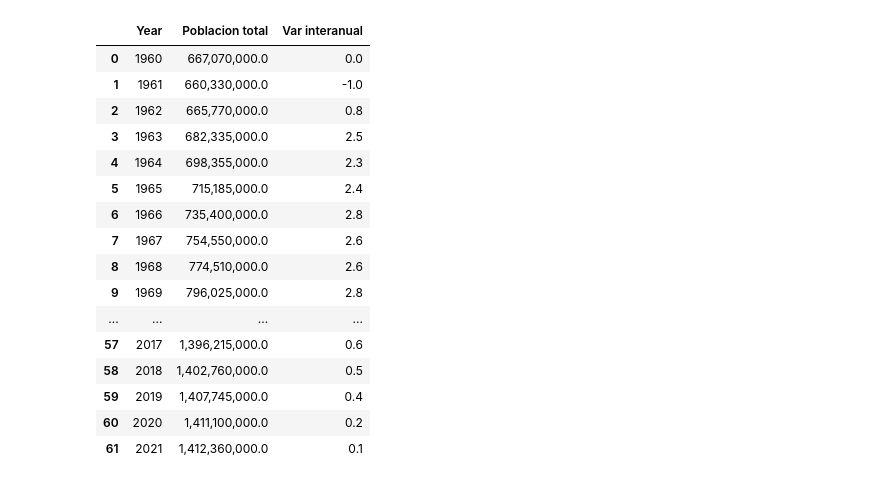
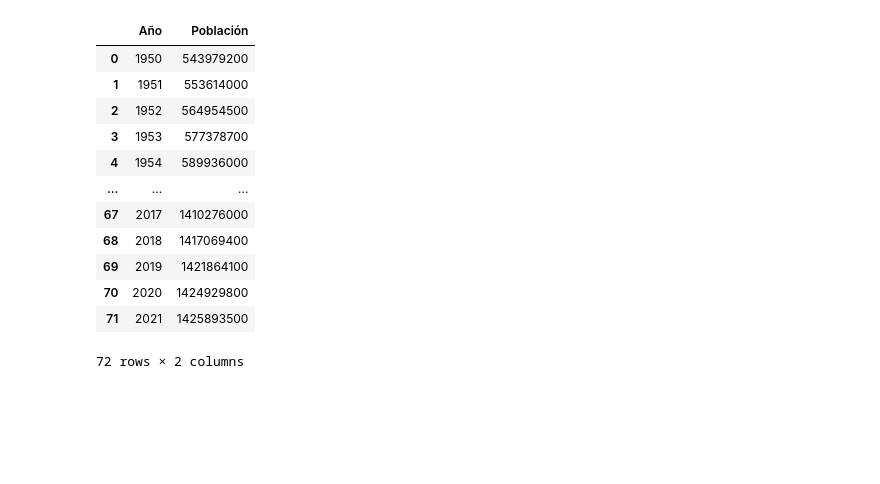
Before and after one commit to appeceix/China_population_EDA, a Jupyter notebook: main.ipynb, the cells around one changed output. Saved outputs shown, nothing was run; the diff lists cells and outputs as text; code cells hidden in the pictures; blank space fills up the shorter version.

```diff
--- a/main.ipynb
+++ b/main.ipynb
@@ -32,3 +12,3 @@ china_pop_df
 # %%
-# Como ahora no serán demasiadas filas puedo quitar el límite de filas mostradas.
-pd.set_option('display.max_rows', None)
+# Cambio el límite de filas mostradas:
+pd.set_option("display.max_rows", 15)
@@ -85,22 +15,25 @@ total_var_interanual_china
-# %%
-# El valor NaN de 1960 lo rellenaré con valor 0.
-total_var_interanual_china["Var interanual"] = total_var_interanual_china["Var interanual"].fillna(0)
-total_var_interanual_china
-# %% [output]
-|  | Year | Poblacion total | Var interanual |
-| 0 | 1960 | 667,070,000.0 | 0.0 |
-| 1 | 1961 | 660,330,000.0 | -1.0 |
-| 2 | 1962 | 665,770,000.0 | 0.8 |
-| 3 | 1963 | 682,335,000.0 | 2.5 |
-| 4 | 1964 | 698,355,000.0 | 2.3 |
-| 5 | 1965 | 715,185,000.0 | 2.4 |
-| 6 | 1966 | 735,400,000.0 | 2.8 |
-| 7 | 1967 | 754,550,000.0 | 2.6 |
-| 8 | 1968 | 774,510,000.0 | 2.6 |
-| 9 | 1969 | 796,025,000.0 | 2.8 |
-| ... | ... | ... | ... |
-| 57 | 2017 | 1,396,215,000.0 | 0.6 |
-| 58 | 2018 | 1,402,760,000.0 | 0.5 |
-| 59 | 2019 | 1,407,745,000.0 | 0.4 |
-| 60 | 2020 | 1,411,100,000.0 | 0.2 |
-| 61 | 2021 | 1,412,360,000.0 | 0.1 |
+# %%
+# Obtención del dataframe con datos de población globales.
+path_global_population_csv = "./Data/population.csv"
+df_global_population = pd.read_csv(path_global_population_csv)
+# %%
+# Limpieza del dataframe para quedarnos únicamente con los valores para China y las columnas de año y población total.
+df_china_population = df_global_population.copy()
+df_china_population = df_china_population.loc[df_china_population["Country name"] == "China"].reset_index()
+df_china_population = df_china_population[["Year", "Population"]]
+df_china_population = df_china_population.rename(columns={"Year": "Año", "Population" : "Población"})
+df_china_population
+# %% [output]
+|  | Año | Población |
+| 0 | 1950 | 543979200 |
+| 1 | 1951 | 553614000 |
+| 2 | 1952 | 564954500 |
+| 3 | 1953 | 577378700 |
+| 4 | 1954 | 589936000 |
+| ... | ... | ... |
+| 67 | 2017 | 1410276000 |
+| 68 | 2018 | 1417069400 |
+| 69 | 2019 | 1421864100 |
+| 70 | 2020 | 1424929800 |
+| 71 | 2021 | 1425893500 |
+72 rows × 2 columns
```
Also changed, not shown: parts of 15 cells of this notebook, 13 other files.
